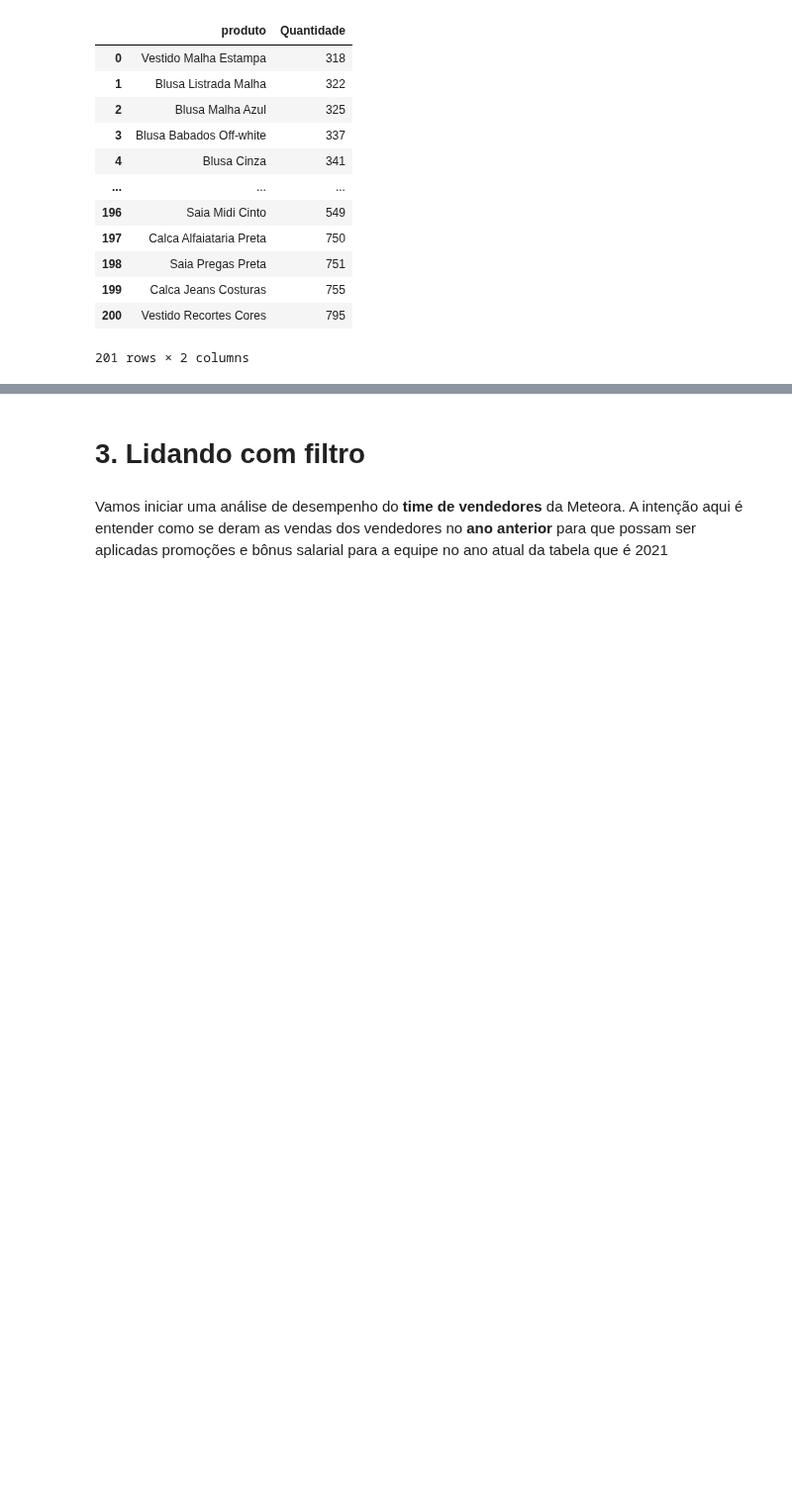
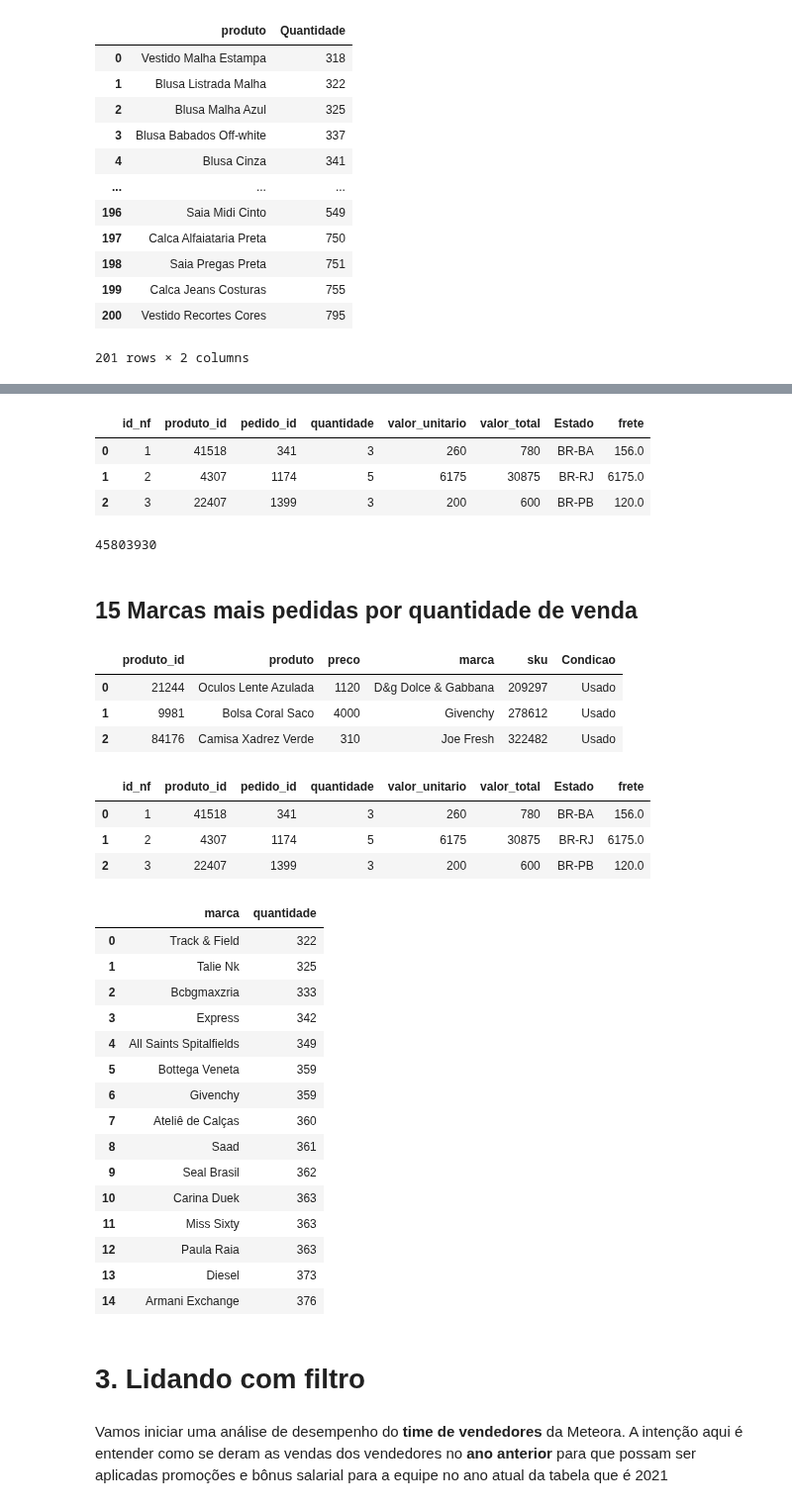
Before and after one commit to ledsouza/python-sql, a Jupyter notebook: Notebook_Meteora.ipynb, the cells around one changed output, grey strips where cells are left out. Shown at 99% size. Cells and saved outputs as stored; diff of their text form; code cells hidden in the pictures; blank space fills up the shorter version.

Commit message:
- Receita total obtida com a venda de itens - 15 marcas mais pedidas por quantidade de venda

```diff
--- a/Notebook_Meteora.ipynb
+++ b/Notebook_Meteora.ipynb
@@ -145,0 +148,56 @@ fig.show()
+# %%
+sql_df('SELECT * FROM ITENS_PEDIDOS').head(3)
+# %% [output]
+|  | id_nf | produto_id | pedido_id | quantidade | valor_unitario | valor_total | Estado | frete |
+| 0 | 1 | 41518 | 341 | 3 | 260 | 780 | BR-BA | 156.0 |
+| 1 | 2 | 4307 | 1174 | 5 | 6175 | 30875 | BR-RJ | 6175.0 |
+| 2 | 3 | 22407 | 1399 | 3 | 200 | 600 | BR-PB | 120.0 |
+# %%
+df_itens_pedidos = sql_df('SELECT VALOR_TOTAL FROM ITENS_PEDIDOS')
+receita = df_itens_pedidos['valor_total'].sum()
+receita
+# %% [output]
+45803930
+# %% [markdown]
+## 15 Marcas mais pedidas por quantidade de venda
+# %%
+sql_df('SELECT * FROM PRODUTOS').head(3)
+# %% [output]
+|  | produto_id | produto | preco | marca | sku | Condicao |
+| 0 | 21244 | Oculos Lente Azulada | 1120 | D&g Dolce & Gabbana | 209297 | Usado |
+| 1 | 9981 | Bolsa Coral Saco | 4000 | Givenchy | 278612 | Usado |
+| 2 | 84176 | Camisa Xadrez Verde | 310 | Joe Fresh | 322482 | Usado |
+# %%
+sql_df('SELECT * FROM ITENS_PEDIDOS').head(3)
+# %% [output]
+|  | id_nf | produto_id | pedido_id | quantidade | valor_unitario | valor_total | Estado | frete |
+| 0 | 1 | 41518 | 341 | 3 | 260 | 780 | BR-BA | 156.0 |
+| 1 | 2 | 4307 | 1174 | 5 | 6175 | 30875 | BR-RJ | 6175.0 |
+| 2 | 3 | 22407 | 1399 | 3 | 200 | 600 | BR-PB | 120.0 |
+# %%
+query = '''
+    SELECT PRODUTOS.marca, SUM(ITENS_PEDIDOS.QUANTIDADE) AS quantidade
+    FROM ITENS_PEDIDOS, PRODUTOS
+    WHERE ITENS_PEDIDOS.PRODUTO_ID = PRODUTOS.PRODUTO_ID
+    GROUP BY PRODUTOS.marca
+    ORDER BY Quantidade ASC
+'''
+df_marcas = sql_df(query)
+df_marcas.head(15)
+# %% [output]
+|  | marca | quantidade |
+| 0 | Track & Field | 322 |
+| 1 | Talie Nk | 325 |
+| 2 | Bcbgmaxzria | 333 |
+| 3 | Express | 342 |
+| 4 | All Saints Spitalfields | 349 |
+| 5 | Bottega Veneta | 359 |
+| 6 | Givenchy | 359 |
+| 7 | Ateliê de Calças | 360 |
+| 8 | Saad | 361 |
+| 9 | Seal Brasil | 362 |
+| 10 | Carina Duek | 363 |
+| 11 | Miss Sixty | 363 |
+| 12 | Paula Raia | 363 |
+| 13 | Diesel | 373 |
+| 14 | Armani Exchange | 376 |
```
Also changed, not shown: parts of 2 cells of this notebook.
